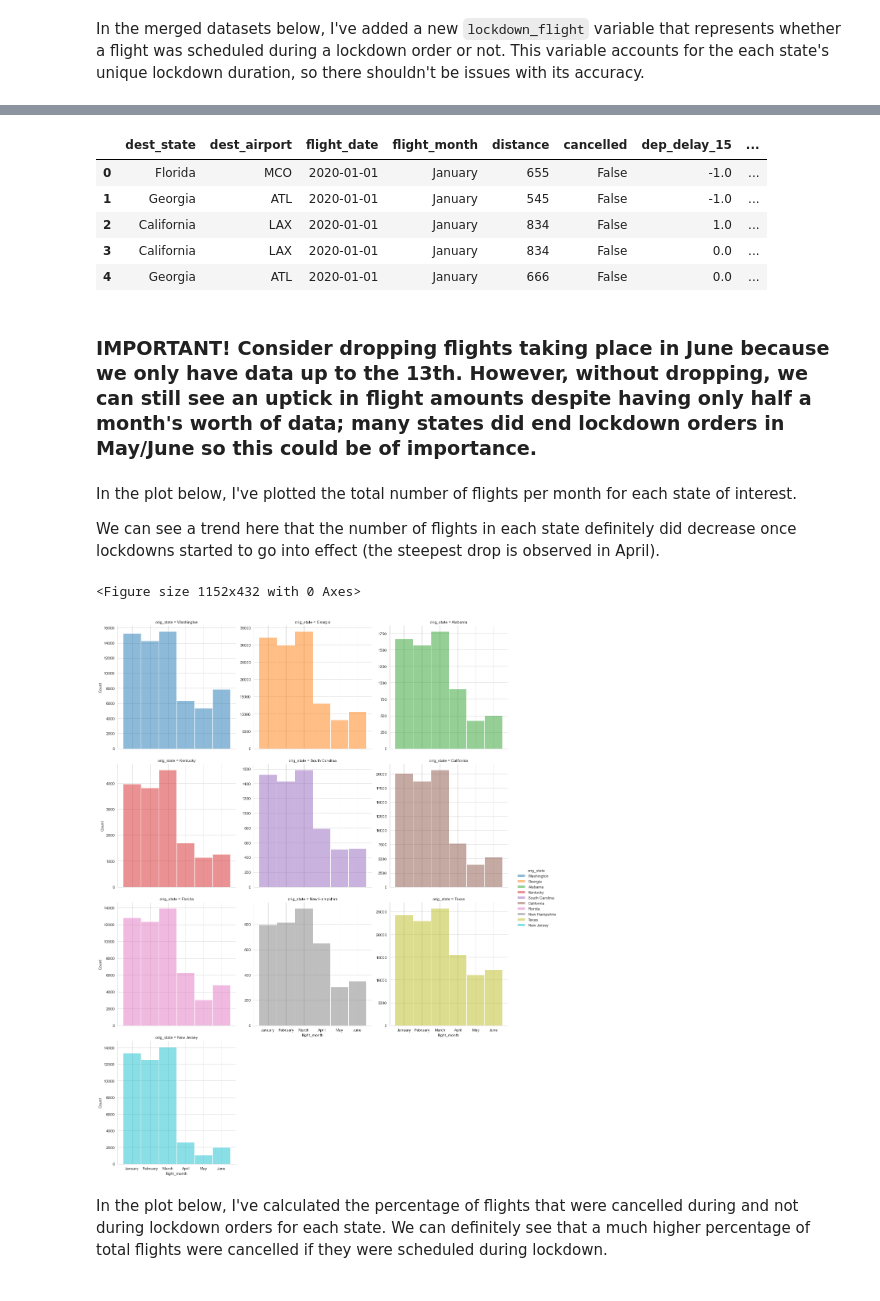
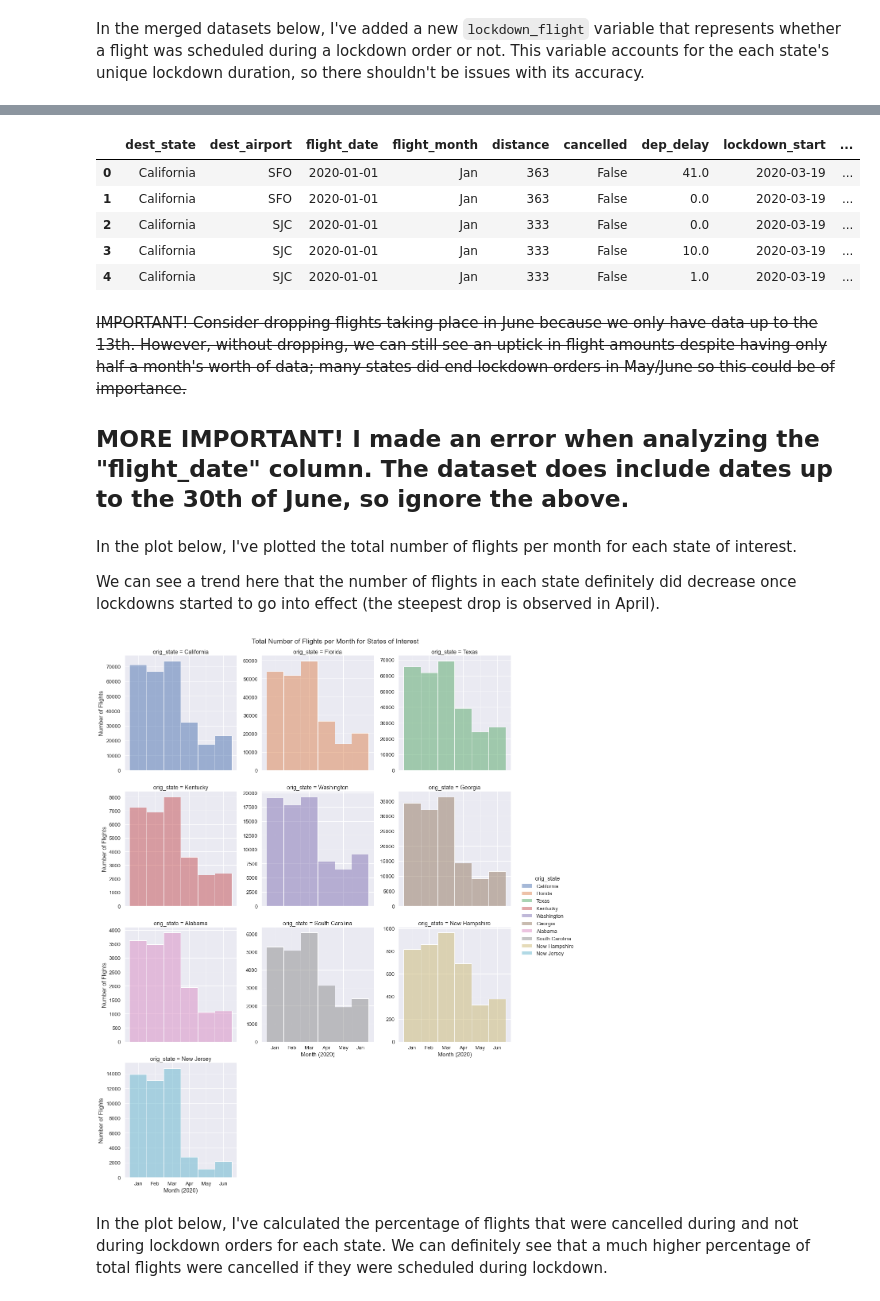
Before and after one commit to nahiJ/DATA-102-Final-Project, a Jupyter notebook: Workbook.ipynb, the cells around one changed output, grey strips where cells are left out. Drawn from its saved outputs; the diff is of its cells as text; code cells hidden in the pictures.

Commit message:
Add files via upload
Attempted a couple of new visualizations.

```diff
--- a/Workbook.ipynb
+++ b/Workbook.ipynb
@@ -6,7 +6,8 @@ import matplotlib.pyplot as plt
 from datetime import date
 import warnings
 
-sns.set_style("whitegrid")
+sns.set_theme(style="darkgrid", font_scale=1.2)
+plt.rcParams['figure.figsize'] = (20.0, 10.0)
 warnings.filterwarnings('ignore')
 # %%
 lockdown = pd.read_csv("lockdown_us.csv")
@@ -96,16 +97,16 @@ flights.head(10)
 # Cleaning the flight delays dataset.
 
 airports_of_interest = ["LAX", "CVG", "SEA", "EWR", "MHT", "ATL", "GSP", "BHM", "MCO", "DFW"]
-months = ["January", "February", "March", "April", "May", "June"]
+months = ["Jan", "Feb", "Mar", "Apr", "May", "Jun"]
 
-flights_c = flights[["ORIGIN_STATE_NM", "ORIGIN", "DEST_STATE_NM", "DEST", "FL_DATE", "MONTH", "DISTANCE", "CANCELLED", "DEP_DELAY_GROUP"]]
+flights_c = flights[["ORIGIN_STATE_NM", "ORIGIN", "DEST_STATE_NM", "DEST", "FL_DATE", "MONTH", "DISTANCE", "CANCELLED", "DEP_DELAY_NEW"]]
 flights_c = flights_c.rename(columns={"ORIGIN_STATE_NM": "orig_state", "ORIGIN": "orig_airport", "DEST_STATE_NM": "dest_state",
                                       "DEST": "dest_airport", "FL_DATE": "flight_date", "MONTH": "flight_month",
-                                      "DISTANCE": "distance", "CANCELLED": "cancelled", "DEP_DELAY_GROUP": "dep_delay_15"})
+                                      "DISTANCE": "distance", "CANCELLED": "cancelled", "DEP_DELAY_NEW": "dep_delay"})
 
 flights_c["cancelled"] = flights_c["cancelled"].astype(bool)
 flights_c["flight_date"] = pd.to_datetime(flights_c["flight_date"], format='%m/%d/%Y')
-flights_c["flight_month"] = flights_c["flight_month"].replace({1: "January", 2: "February", 3: "March", 4: "April", 5: "May", 6: "June"})
+flights_c["flight_month"] = flights_c["flight_month"].replace({1: "Jan", 2: "Feb", 3: "Mar", 4: "Apr", 5: "May", 6: "Jun"})
 flights_c["flight_month"] = pd.Categorical(flights_c["flight_month"], categories=months, ordered=True)
 
 flights_c
@@ -148,7 +149,7 @@ flights_orig_m.head()
 # Merged dataset w/ lockdown dataset focusing on the flights that arrived (intended to arrive, if cancelled) in the states of interest.
 
 flights_dest = flights_c[flights_c["dest_state"].isin(states_of_interest)]
-flights_dest = flights_dest[flights_dest["dest_airport"].isin(airports_of_interest)]
+#flights_dest = flights_dest[flights_dest["dest_airport"].isin(airports_of_interest)]
 
 flights_dest_m = flights_dest.merge(lockdown_c, left_on="dest_state", right_on="state", how="left")
 flights_dest_m = flights_dest_m.drop(columns=["orig_state", "orig_airport", "state"])
@@ -157,24 +158,27 @@ flights_dest_m["lockdown_flight"] = ((flights_dest_m["lockdown_start"] < flights
 
 flights_dest_m.head()
 # %% [output]
-|  | dest_state | dest_airport | flight_date | flight_month | distance | cancelled | dep_delay_15 | ... |
-| 0 | Florida | MCO | 2020-01-01 | January | 655 | False | -1.0 | ... |
-| 1 | Georgia | ATL | 2020-01-01 | January | 545 | False | -1.0 | ... |
-| 2 | California | LAX | 2020-01-01 | January | 834 | False | 1.0 | ... |
-| 3 | California | LAX | 2020-01-01 | January | 834 | False | 0.0 | ... |
-| 4 | Georgia | ATL | 2020-01-01 | January | 666 | False | 0.0 | ... |
+|  | dest_state | dest_airport | flight_date | flight_month | distance | cancelled | dep_delay | lockdown_start | ... |
+| 0 | California | SFO | 2020-01-01 | Jan | 363 | False | 41.0 | 2020-03-19 | ... |
+| 1 | California | SFO | 2020-01-01 | Jan | 363 | False | 0.0 | 2020-03-19 | ... |
+| 2 | California | SJC | 2020-01-01 | Jan | 333 | False | 0.0 | 2020-03-19 | ... |
+| 3 | California | SJC | 2020-01-01 | Jan | 333 | False | 10.0 | 2020-03-19 | ... |
+| 4 | California | SJC | 2020-01-01 | Jan | 333 | False | 1.0 | 2020-03-19 | ... |
 # %% [markdown]
-<h3>IMPORTANT! Consider dropping flights taking place in June because we only have data up to the 13th. However, without dropping, we can still see an uptick in flight amounts despite having only half a month's worth of data; many states did end lockdown orders in May/June so this could be of importance.</h3>
+~~IMPORTANT! Consider dropping flights taking place in June because we only have data up to the 13th. However, without dropping, we can still see an uptick in flight amounts despite having only half a month's worth of data; many states did end lockdown orders in May/June so this could be of importance.~~
+
+<h2>MORE IMPORTANT! I made an error when analyzing the "flight_date" column. The dataset does include dates up to the 30th of June, so ignore the above.</h2>
 # %% [markdown]
 In the plot below, I've plotted the total number of flights per month for each state of interest.
 
 We can see a trend here that the number of flights in each state definitely did decrease once lockdowns started to go into effect (the steepest drop is observed in April).
 # %%
-plt.figure(figsize=(16, 6))
-sns.displot(data=flights_orig_m, x="flight_month", hue="orig_state", col="orig_state", col_wrap=3, facet_kws=dict(sharey=False));
+ax = sns.displot(data=flights_orig_m, x="flight_month", hue="orig_state", col="orig_state", col_wrap=3, facet_kws=dict(sharey=False))
+ax.fig.suptitle("Total Number of Flights per Month for States of Interest")
+ax.fig.subplots_adjust(top=.95)
+ax.set_axis_labels(x_var="Month (2020)", y_var="Number of Flights");
 # %% [output]
-<Figure size 1152x432 with 0 Axes>
-[figure, old version]
+[figure, new version]
 # %% [markdown]
 In the plot below, I've calculated the percentage of flights that were cancelled during and not during lockdown orders for each state. We can definitely see that a much higher percentage of total flights were cancelled if they were scheduled during lockdown.
 # %%
```
Also changed, not shown: parts of 14 cells of this notebook.
